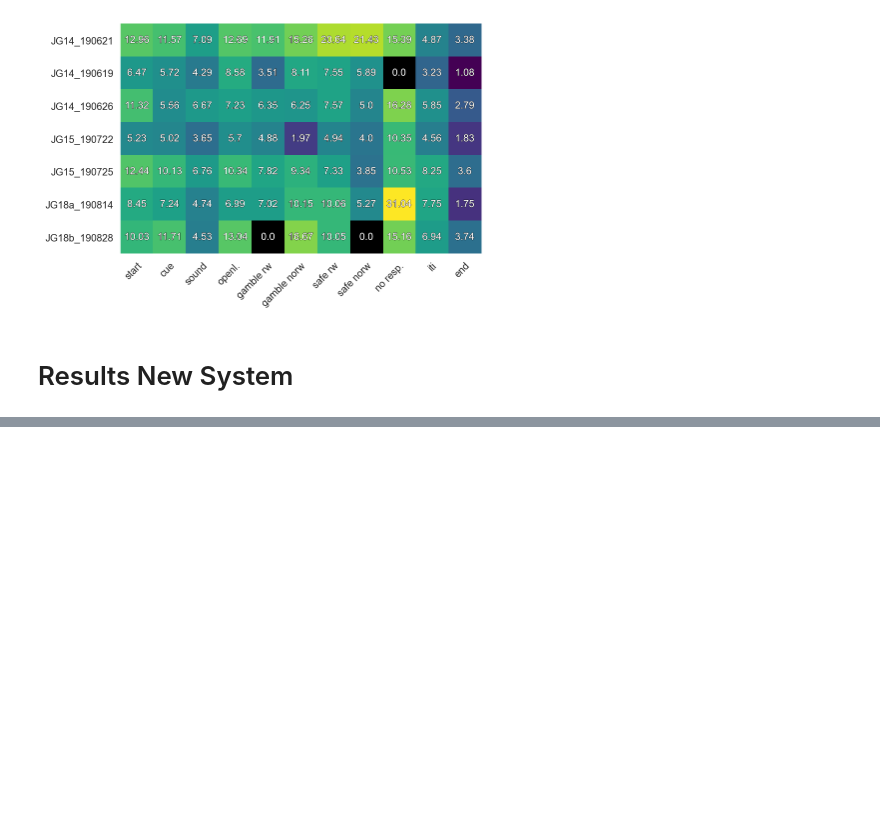
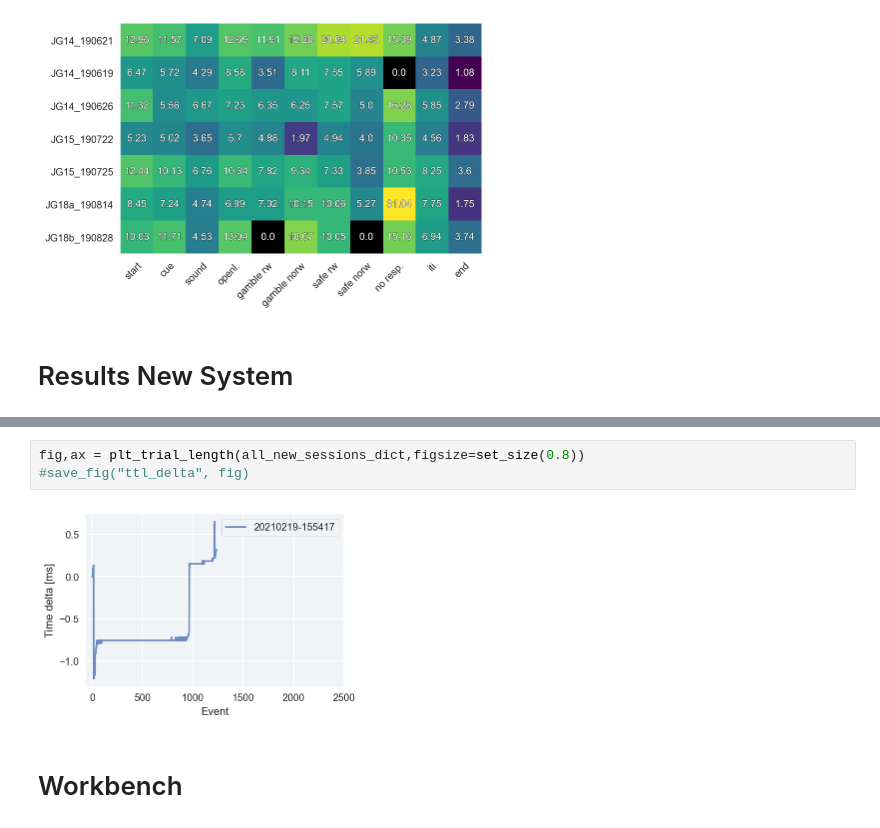
Before and after one commit to maxhoheiser/spikes-ephys, a Jupyter notebook: projectthesis_plots.ipynb, the cells around one changed output, grey strips where cells are left out. Drawn from its saved outputs; the diff is of its cells as text; blank space fills up the shorter version.

```diff
--- a/projectthesis_plots.ipynb
+++ b/projectthesis_plots.ipynb
@@ -423,0 +234,7 @@ ax.set_ylim(line_min,line_max)
+# %%
+fig,ax = plt_trial_length(all_new_sessions_dict,figsize=set_size(0.8))
+#save_fig("ttl_delta", fig)
+# %% [output]
+[figure, added]
+# %% [markdown]
+# Workbench
```
Also changed, not shown: parts of 17 cells of this notebook, 6 other files.
